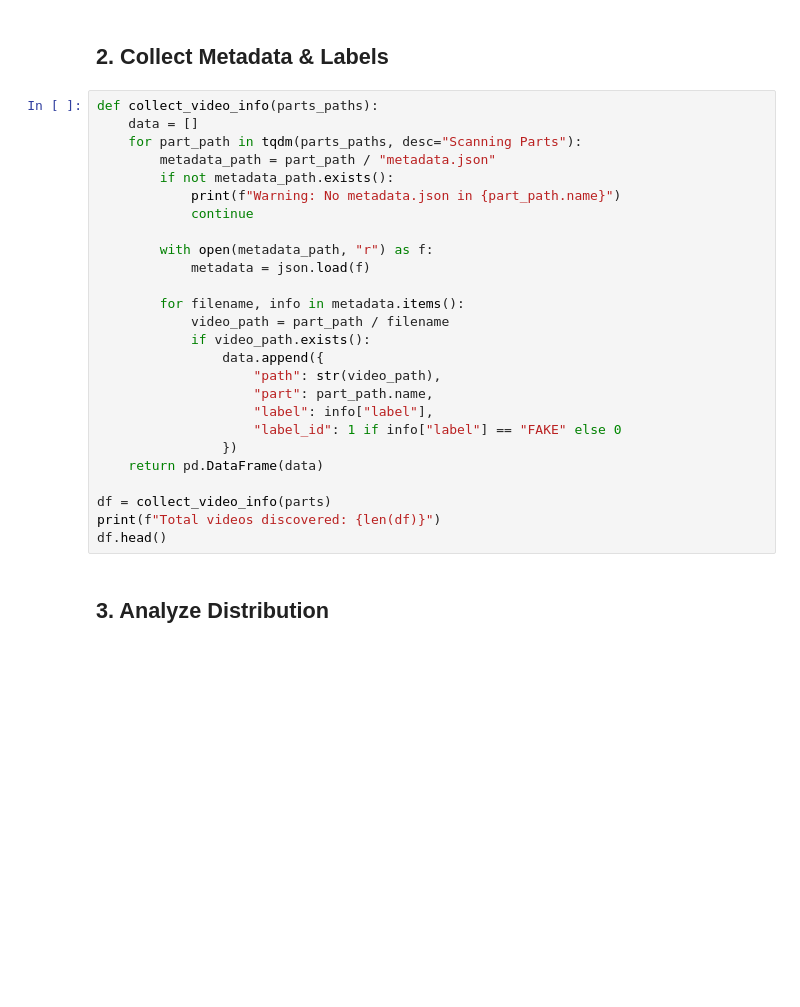
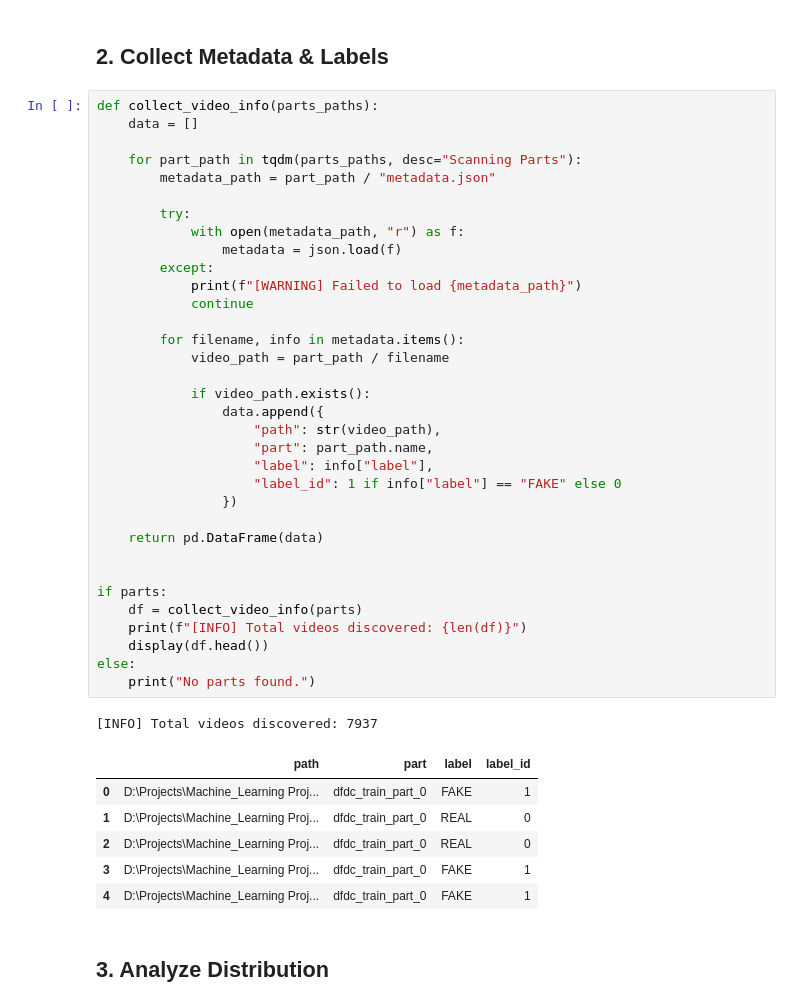
Before and after one commit to Anshmhjn786/Cognito_AI_A.M, a Jupyter notebook: notebooks/video_model_notebooks/01_video_data_exploration.ipynb, the cells around one changed output. Saved outputs shown, nothing was run; the diff lists cells and outputs as text; blank space fills up the shorter version.

```diff
--- a/notebooks/video_model_notebooks/01_video_data_exploration.ipynb
+++ b/notebooks/video_model_notebooks/01_video_data_exploration.ipynb
@@ -55,29 +110,45 @@ for p in parts:
 # %%
 def collect_video_info(parts_paths):
     data = []
+
     for part_path in tqdm(parts_paths, desc="Scanning Parts"):
         metadata_path = part_path / "metadata.json"
-        if not metadata_path.exists():
-            print(f"Warning: No metadata.json in {part_path.name}")
+
+        try:
+            with open(metadata_path, "r") as f:
+                metadata = json.load(f)
+        except:
+            print(f"[WARNING] Failed to load {metadata_path}")
             continue
-
-        with open(metadata_path, "r") as f:
-            metadata = json.load(f)
 
         for filename, info in metadata.items():
             video_path = part_path / filename
+
             if video_path.exists():
                 data.append({
                     "path": str(video_path),
                     "part": part_path.name,
                     "label": info["label"],
                     "label_id": 1 if info["label"] == "FAKE" else 0
                 })
+
     return pd.DataFrame(data)
 
-df = collect_video_info(parts)
-print(f"Total videos discovered: {len(df)}")
-df.head()
+
+if parts:
+    df = collect_video_info(parts)
+    print(f"[INFO] Total videos discovered: {len(df)}")
+    display(df.head())
+else:
+    print("No parts found.")
+# %% [output]
+[INFO] Total videos discovered: 7937
+|  | path | part | label | label_id |
+| 0 | D:\Projects\Machine_Learning Proj... | dfdc_train_part_0 | FAKE | 1 |
+| 1 | D:\Projects\Machine_Learning Proj... | dfdc_train_part_0 | REAL | 0 |
+| 2 | D:\Projects\Machine_Learning Proj... | dfdc_train_part_0 | REAL | 0 |
+| 3 | D:\Projects\Machine_Learning Proj... | dfdc_train_part_0 | FAKE | 1 |
+| 4 | D:\Projects\Machine_Learning Proj... | dfdc_train_part_0 | FAKE | 1 |
 # %% [markdown]
 ## 3. Analyze Distribution
 # %%
```
Also changed, not shown: parts of 6 cells of this notebook, 5 other files.
